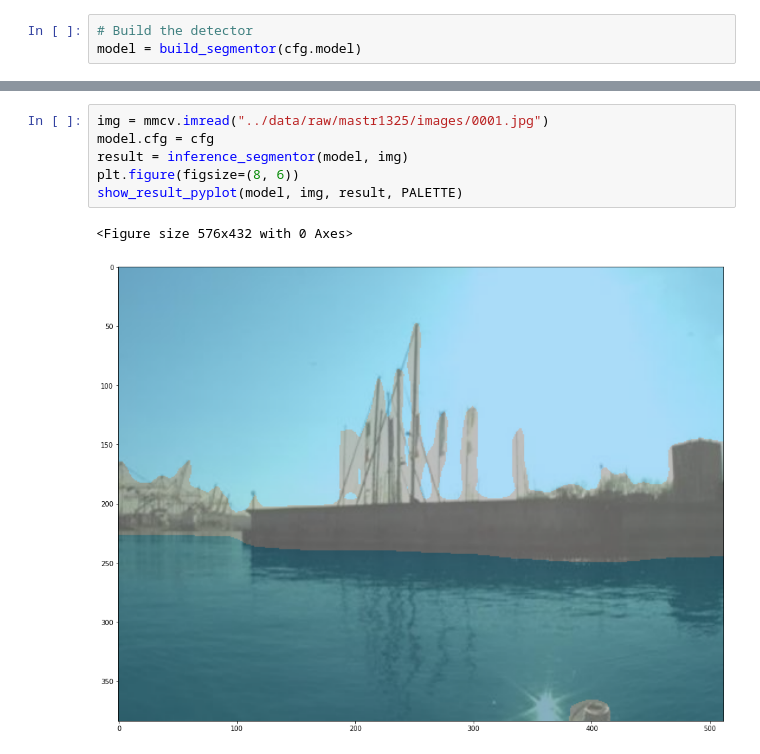
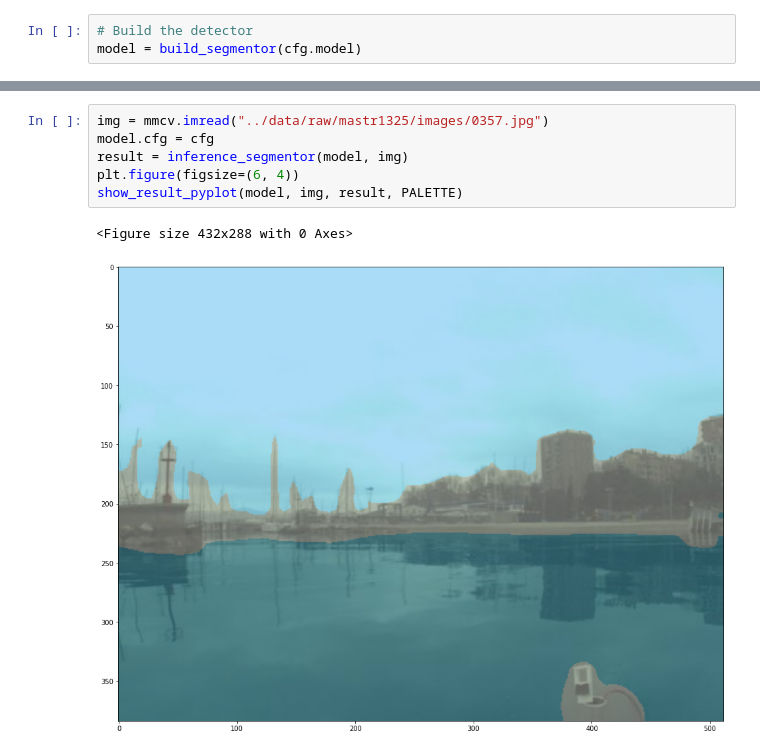
Before and after one commit to SebasGarcia08/marmemseg, a Jupyter notebook: notebooks/training.ipynb, the cells around one changed output, grey strips where cells are left out. Drawn from its saved outputs; the diff is of its cells as text.

```diff
--- a/notebooks/training.ipynb
+++ b/notebooks/training.ipynb
@@ -195,9 +208,9 @@ before_run:
 # %%
-img = mmcv.imread("../data/raw/mastr1325/images/0001.jpg")
+img = mmcv.imread("../data/raw/mastr1325/images/0357.jpg")
 model.cfg = cfg
 result = inference_segmentor(model, img)
-plt.figure(figsize=(8, 6))
+plt.figure(figsize=(6, 4))
 show_result_pyplot(model, img, result, PALETTE)
 # %% [output]
-<Figure size 576x432 with 0 Axes>
+<Figure size 432x288 with 0 Axes>
-[figure, old version]
+[figure, new version]
```
Also changed, not shown: parts of 2 cells of this notebook, 1 other file.
